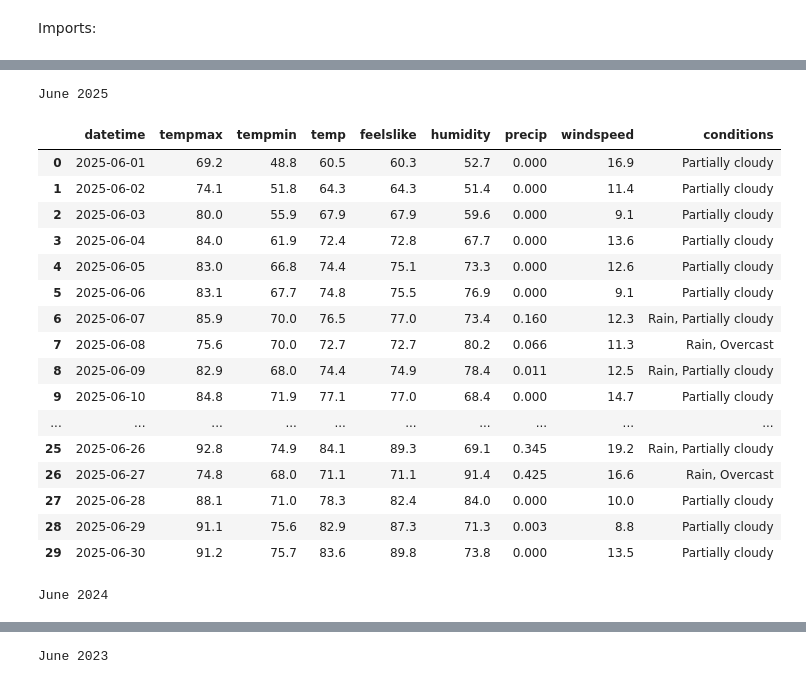
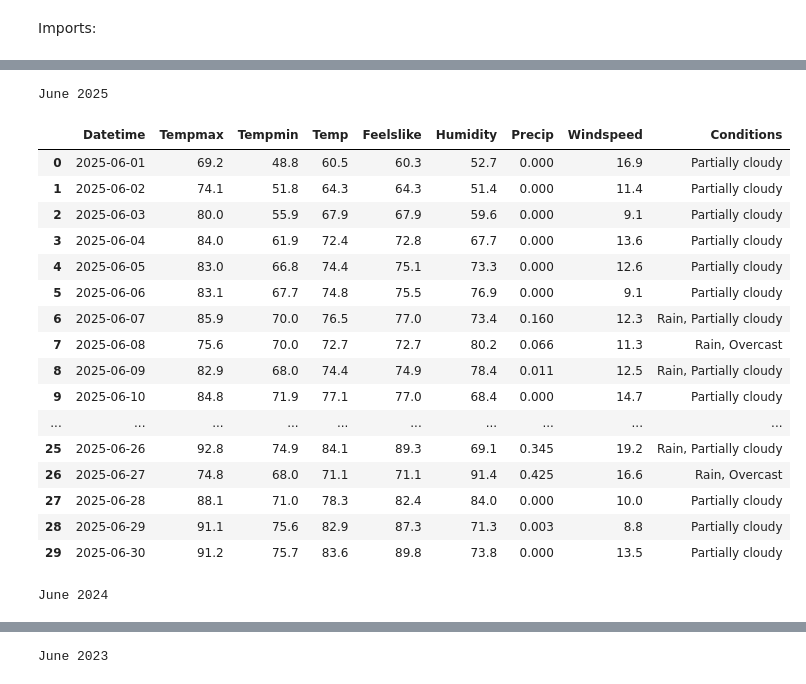
Before and after one commit to mnunez24/CMSC320_FinalProject, a Jupyter notebook: Submisson-Part-2.ipynb, the cells around one changed output, grey strips where cells are left out. Cells and saved outputs as stored; diff of their text form; code cells hidden in the pictures.

Commit message:
Added full hypothesis testing and data output and new function/organization

```diff
--- a/Submisson-Part-2.ipynb
+++ b/Submisson-Part-2.ipynb
@@ -14,116 +15,44 @@ Visual Crossing API:
 # Break down and build up string
 url = "https://weather.visualcrossing.com/VisualCrossingWebServices/rest/services/timeline/Washington,DC/"
 start_date = "-06-01"
 separator = "/"
 end_date = "-06-30"
 final_append = "?key="
 visual_crossing_API_KEY = "GW4267MR27NGP7JH2XVMMMFGP"
 include = "&include=days"
 include_elements = "&elements=datetime,address,feelslike,humidity,tempmax,tempmin,temp,precip,windspeed,conditions"
 month_list = [requests.get(url + str(x) + start_date + separator + str(x) + end_date + final_append + visual_crossing_API_KEY + include + include_elements) for x in range(2025, 2022, -1)]
 data_list = [data.json() for data in month_list]
 
 three_year_dfs = [pd.DataFrame(data['days']) for data in data_list]
 
+# Capitalize Columns
+for x in range(len(three_year_dfs)):
+    three_year_dfs[x].columns = three_year_dfs[x].columns.str.title()
+
 # Display Dataframes for all 3 years
 print("June 2025")
 display(three_year_dfs[0])
 print("June 2024")
 display(three_year_dfs[1])
 print("June 2023")
 display(three_year_dfs[2])
 
+
 # Now we have the mean and SD so we can calulate the Z-Score by loading in the past 7 days to see if they fit the mean
 seven_day_forecast = requests.get(url + "2026-06-08" + separator + "2026-06-14" + final_append + visual_crossing_API_KEY + include + include_elements)
 seven_day_forecast = seven_day_forecast.json()
 seven_day_forecast =pd.DataFrame(seven_day_forecast['days'])
 
-def display_content(label: str, x_axis: str, points_color="orange"):
+# Capitalize Columns
+seven_day_forecast.columns = seven_day_forecast.columns.str.title()
 
-    mean = 0
-    standard_deviation = 0
-    square = lambda x: x ** 2
-
-    # Find the mean
-    for x in range(len(three_year_dfs)):
-        mean += three_year_dfs[x][label].mean()
-        if x == len(three_year_dfs) - 1:
-            mean = mean / len(three_year_dfs)
-
-    # Find the Standard Deviation
-    for index in range(len(three_year_dfs)):
-        for item in three_year_dfs[index][label]:
-            standard_deviation += square((item - mean))
-
-    standard_deviation = math.sqrt(standard_deviation / (len(three_year_dfs[0]) + len(three_year_dfs[1]) + len(three_year_dfs[2]) - 1)) # n - 1: for sample standard deviation since we are using a sample of the total June months ever
-
-    formatted_labels = {
-        "humidity":"Humidity",
-        "temp":"Temperature",
-        "tempmax":"Max Temperature",
-        "tempmin":"Min Temperature",
-        "feelslike":"Feels Like",
-        "precip":"Precipitation",
-        "windspeed":"Windspeed",
-    }
-    formatted_label = formatted_labels.get(label)
-    z_scores = []
-
-    for val in seven_day_forecast[label]:
-        z_scores.append((val - mean) / standard_deviation)
-
-    seven_day_forecast[f'{label} Z-Score'] = z_scores
-
-    # Spaceing Lines
-    x = np.linspace(mean - (4 * standard_deviation), mean + (4 * standard_deviation), 1000)
-
-    y = norm.pdf(x, mean, standard_deviation)
-
-    # Start of plot
-    mt.figure(figsize=(12, 8))
-    mt.plot(x,y, label="Histroical June Distribution")
-
-    # Mean Line
-    mt.axvline(mean,color="orange", linestyle="-", linewidth=2, label="Mean")
-
-    # Mean Temperature Line
-    mt.text(mean, min(y) * .9, f"{round(mean,1)}\n Mean {formatted_label}", rotation = 0, ha = 'center')
-
-    for z in [-3, -2, -1, 1, 2, 3]:
-        pcnt = ""
-        if z % 3 == 0:
-            pcnt = "99.7%"
-        elif z % 2 == 0:
-            pcnt = "95%"
-        else:
-            pcnt = "68%"
-        mt.axvline(mean + z * standard_deviation, color='blue', linestyle="--", alpha = .5)
-        mt.text(mean + z * standard_deviation, max(y) * .8, f"{z}σ = ({pcnt})", rotation = 90, ha = 'center')
-
-    # label_list
-    label_list = seven_day_forecast[label]
-
-    points = norm.pdf(label_list, mean, standard_deviation)
-
-    mt.plot(label_list, points, '-o', color=points_color, label=f'June 8-14 {formatted_label}')
-
-    mt.xlabel(x_axis)
-    mt.ylabel("Probability Density")
-    mt.title(f"Week of June 8th - June 14th {formatted_label} vs Historical Samples")
-    mt.legend()
-    mt.show()
-    mean = 0
-    standard_deviation = 0
-
-display_content("temp", "Temperature in (°F)", "orange")
-display_content("feelslike", "FeelsLike in (°F)", "yellow")
-display_content("tempmax", "Max Temperature in (°F)", "red")
-display_content("tempmin", "Min Temperature in (°F)", "blue")
-display_content("humidity", "Humidity", "gray")
-display_content("precip", "Precipitation", "green")
+# Display 7-Day Weather Data
+print("7 Day Weather June 8th - June 14th")
+display(seven_day_forecast)
 # %% [output]
 June 2025
-|  | datetime | tempmax | tempmin | temp | feelslike | humidity | precip | windspeed | conditions |
+|  | Datetime | Tempmax | Tempmin | Temp | Feelslike | Humidity | Precip | Windspeed | Conditions |
 | 0 | 2025-06-01 | 69.2 | 48.8 | 60.5 | 60.3 | 52.7 | 0.000 | 16.9 | Partially cloudy |
 | 1 | 2025-06-02 | 74.1 | 51.8 | 64.3 | 64.3 | 51.4 | 0.000 | 11.4 | Partially cloudy |
 | 2 | 2025-06-03 | 80.0 | 55.9 | 67.9 | 67.9 | 59.6 | 0.000 | 9.1 | Partially cloudy |
```
Also changed, not shown: parts of 8 cells of this notebook.
